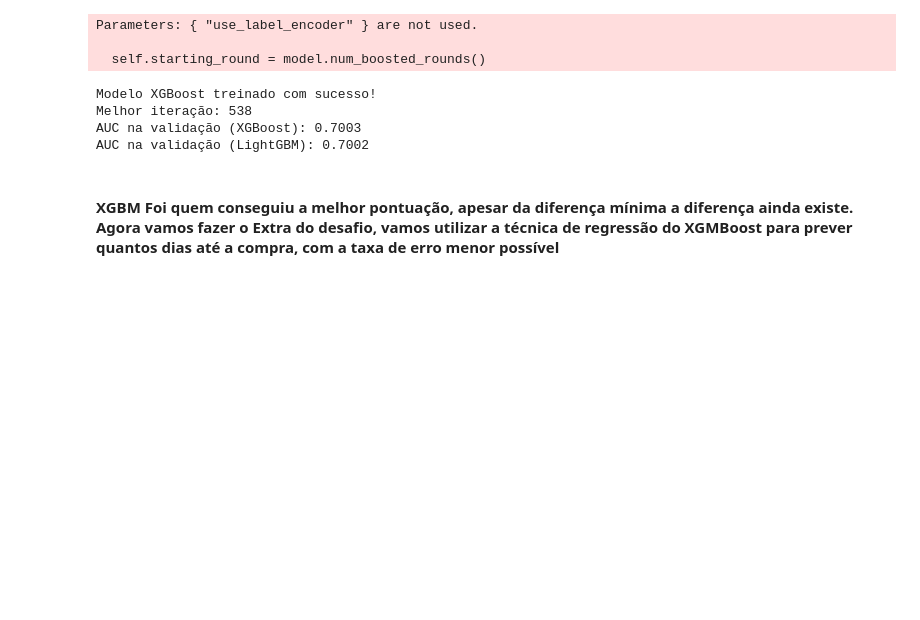
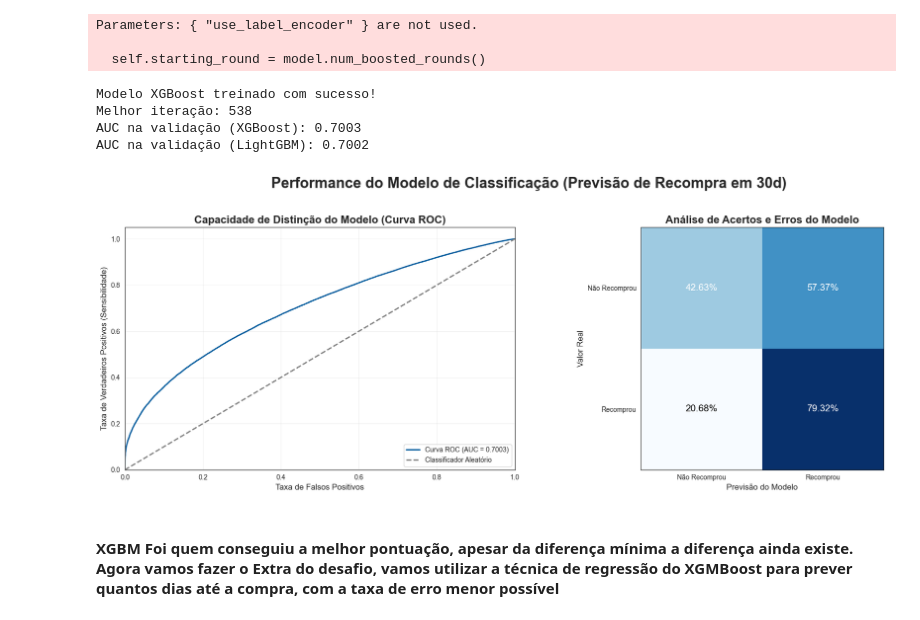
Before and after one commit to PedroHSSoares-Dev/ClickBus, a Jupyter notebook: Desafios/desafio2/notebooks/tratamento.ipynb, the cells around one changed output. Cells and saved outputs as stored; diff of their text form; code cells hidden in the pictures; blank space fills up the shorter version.

```diff
--- a/Desafios/desafio2/notebooks/tratamento.ipynb
+++ b/Desafios/desafio2/notebooks/tratamento.ipynb
@@ -451,6 +452,61 @@ Modelo XGBoost treinado com sucesso!
 Melhor iteração: 538
 AUC na validação (XGBoost): 0.7003
 AUC na validação (LightGBM): 0.7002
+# %%
+# 1. CALCULAR DADOS PARA A CURVA ROC
+fpr, tpr, thresholds = roc_curve(y_val, preds_xgb)
+roc_auc = auc(fpr, tpr)
+
+# 2. CALCULAR A MATRIZ DE CONFUSÃO
+# Precisamos converter as probabilidades em classes (0 ou 1), usando 0.5 como ponto de corte
+preds_binary = (preds_xgb >= 0.5).astype(int)
+cm = confusion_matrix(y_val, preds_binary)
+cm_percent = cm.astype('float') / cm.sum(axis=1)[:, np.newaxis] # Converte para porcentagem
+
+# 3. CRIAR O GRÁFICO
+sns.set_style("white")
+fig, (ax1, ax2) = plt.subplots(1, 2, figsize=(18, 7)) # 1 linha, 2 colunas de gráficos
+
+# --- Gráfico 1: Curva ROC ---
+ax1.plot(fpr, tpr, color='#005A9C', lw=2, label=f'Curva ROC (AUC = {roc_auc:.4f})')
+ax1.plot([0, 1], [0, 1], color='gray', lw=2, linestyle='--', label='Classificador Aleatório')
+ax1.set_xlim([0.0, 1.0])
+ax1.set_ylim([0.0, 1.05])
+ax1.set_xlabel('Taxa de Falsos Positivos', fontsize=12)
+ax1.set_ylabel('Taxa de Verdadeiros Positivos (Sensibilidade)', fontsize=12)
+ax1.set_title('Capacidade de Distinção do Modelo (Curva ROC)', fontsize=16, fontweight='bold')
+ax1.legend(loc="lower right")
+ax1.grid(alpha=0.3)
+
+# --- Gráfico 2: Matriz de Confusão (DESENHO MANUAL) ---
+# Usamos imshow para desenhar os quadrados coloridos
+im = ax2.imshow(cm_percent, interpolation='nearest', cmap=plt.cm.Blues)
+
+# Adiciona os textos (anotações) manualmente no centro de cada quadrado
+thresh = cm_percent.max() / 2.
+for i in range(cm_percent.shape[0]):
+    for j in range(cm_percent.shape[1]):
+        ax2.text(j, i, f"{cm_percent[i, j]:.2%}",
+                 ha="center", va="center",
+                 color="white" if cm_percent[i, j] > thresh else "black",
+                 size=14)
+
+# Configuração dos eixos e títulos
+ax2.set_title('Análise de Acertos e Erros do Modelo', fontsize=16, fontweight='bold')
+ax2.set_xlabel('Previsão do Modelo', fontsize=12)
+ax2.set_ylabel('Valor Real', fontsize=12)
+tick_marks = np.arange(2)
+ax2.set_xticks(tick_marks, ['Não Recomprou', 'Recomprou'])
+ax2.set_yticks(tick_marks, ['Não Recomprou', 'Recomprou'], rotation=0)
+
+
+# Título Geral
+fig.suptitle('Performance do Modelo de Classificação (Previsão de Recompra em 30d)', fontsize=22, fontweight='bold')
+plt.tight_layout(rect=[0, 0.03, 1, 0.95])
+plt.savefig('../report/roc_confusion_matrix.png')
+plt.show()
+# %% [output]
+[figure, added]
 # %% [markdown]
 #### XGBM Foi quem conseguiu a melhor pontuação, apesar da diferença mínima a diferença ainda existe. Agora vamos fazer o Extra do desafio, vamos utilizar a técnica de regressão do XGMBoost para prever quantos dias até a compra, com  a taxa de erro menor possível
 # %% [markdown]
```
Also changed, not shown: parts of 18 cells of this notebook, 9 other files.
